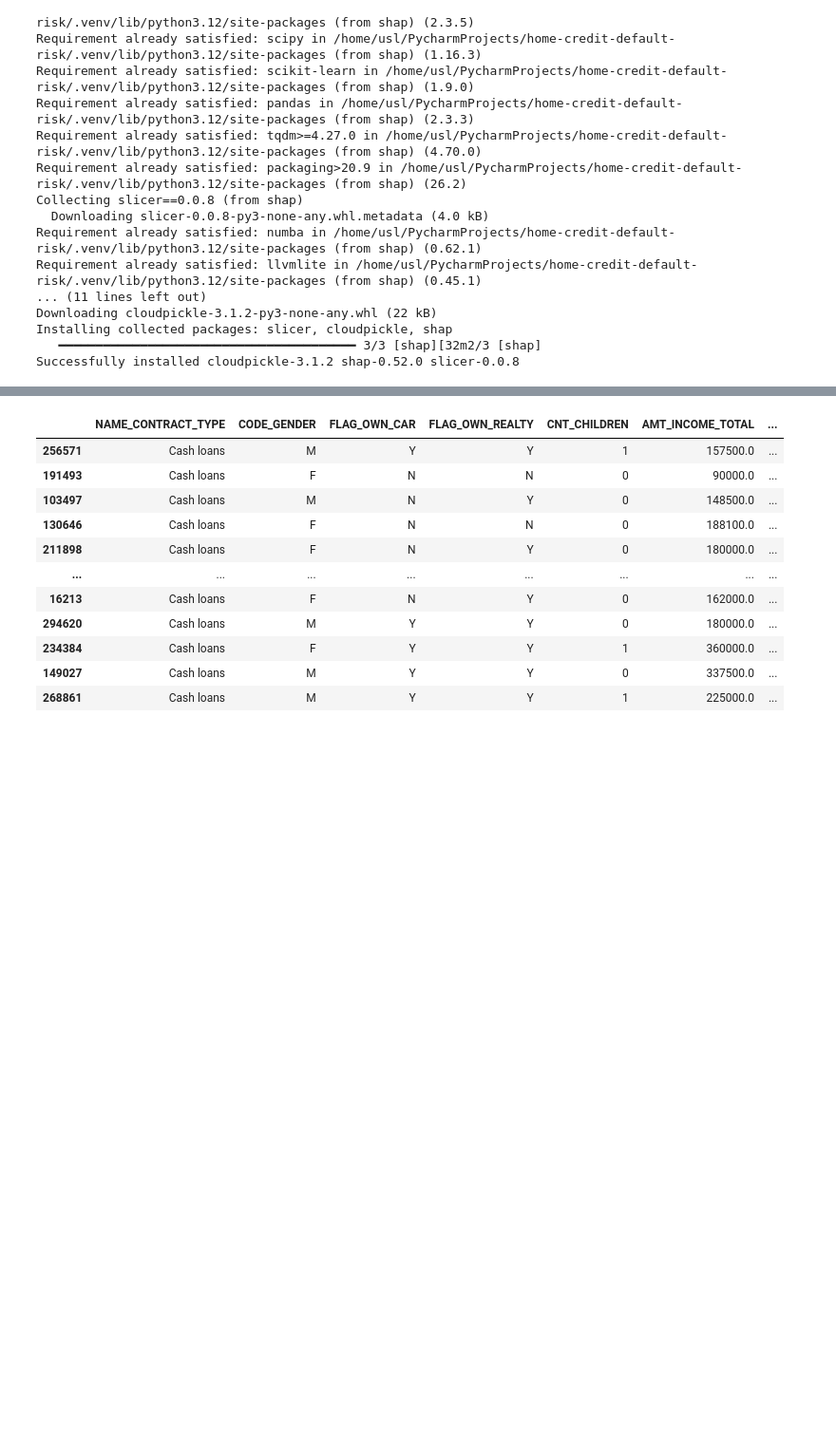
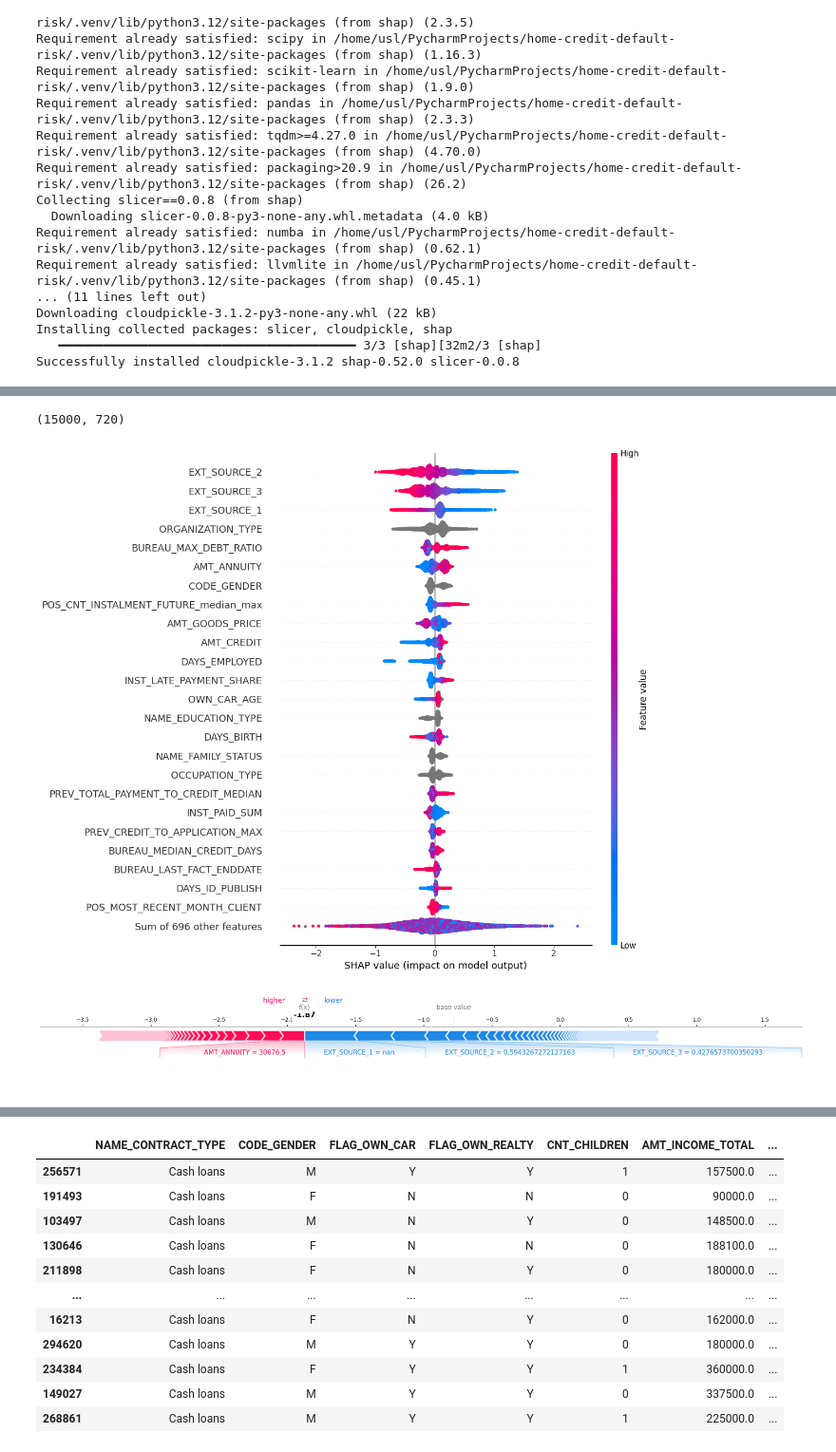
Before and after one commit to USL99/home-credit-default-risk, a Jupyter notebook: notebooks/04_model_tuning.ipynb, the cells around one changed output, grey strips where cells are left out. Shown at 95% size. Cells and saved outputs as stored; diff of their text form; code cells hidden in the pictures; blank space fills up the shorter version.

```diff
--- a/notebooks/04_model_tuning.ipynb
+++ b/notebooks/04_model_tuning.ipynb
@@ -411,0 +420,38 @@ Successfully installed cloudpickle-3.1.2 shap-0.52.0 slicer-0.0.8
+# %%
+X_shap = X_train.sample(n = 15000, random_state = 42)
+X_shap.shape
+# %% [output]
+(15000, 720)
+# %%
+explainer_train = shap.TreeExplainer(lgbm_optuna)
+shap_train = explainer_train(X_shap)
+# %%
+plt.style.use("default")
+
+shap.plots.beeswarm(
+    shap_train,
+    max_display=25,
+    plot_size=(12, 10),
+    show=False
+)
+
+plt.tight_layout()
+plt.show()
+# %% [output]
+[figure, added]
+# %%
+plt.style.use("default")
+
+shap.force_plot(
+    explainer_train.expected_value,
+    shap_train.values[0],
+    X_val.iloc[0],
+    matplotlib=True,
+    show=False
+)
+
+plt.gcf().set_facecolor("white")
+plt.tight_layout()
+plt.show()
+# %% [output]
+[figure, added]
```
Also changed, not shown: parts of 38 cells of this notebook.
